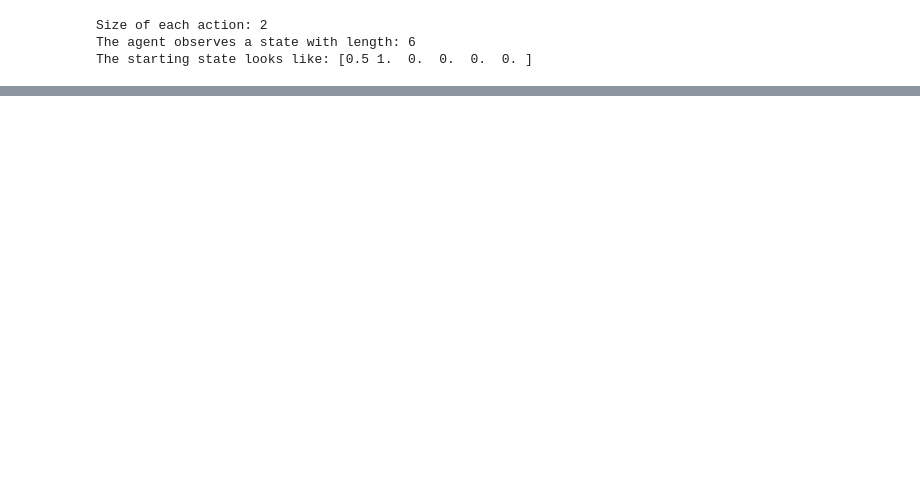
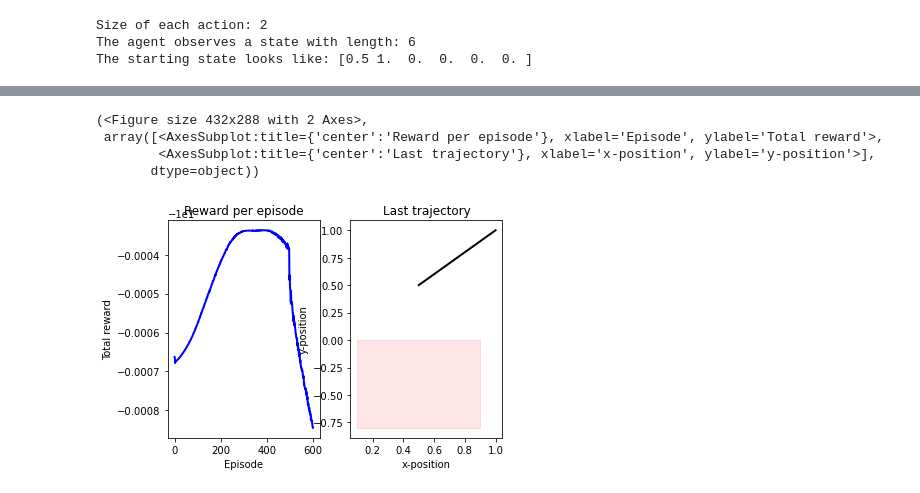
Before and after one commit to decomiteA/ReachRLToolbox, a Jupyter notebook: forcefield/Forcefield_DDPG.ipynb, the cells around one changed output, grey strips where cells are left out. Cells and saved outputs as stored; diff of their text form; code cells hidden in the pictures; blank space fills up the shorter version.

```diff
--- a/forcefield/Forcefield_DDPG.ipynb
+++ b/forcefield/Forcefield_DDPG.ipynb
@@ -45,0 +51,8 @@ plt.plot(scores)
+# %%
+trajectories.plot_converged(legend=False)
+# %% [output]
+(<Figure size 432x288 with 2 Axes>,
+ array([<AxesSubplot:title={'center':'Reward per episode'}, xlabel='Episode', ylabel='Total reward'>,
+        <AxesSubplot:title={'center':'Last trajectory'}, xlabel='x-position', ylabel='y-position'>],
+       dtype=object))
+[figure, added]
```
Also changed, not shown: parts of 6 cells of this notebook, 2 other files.
